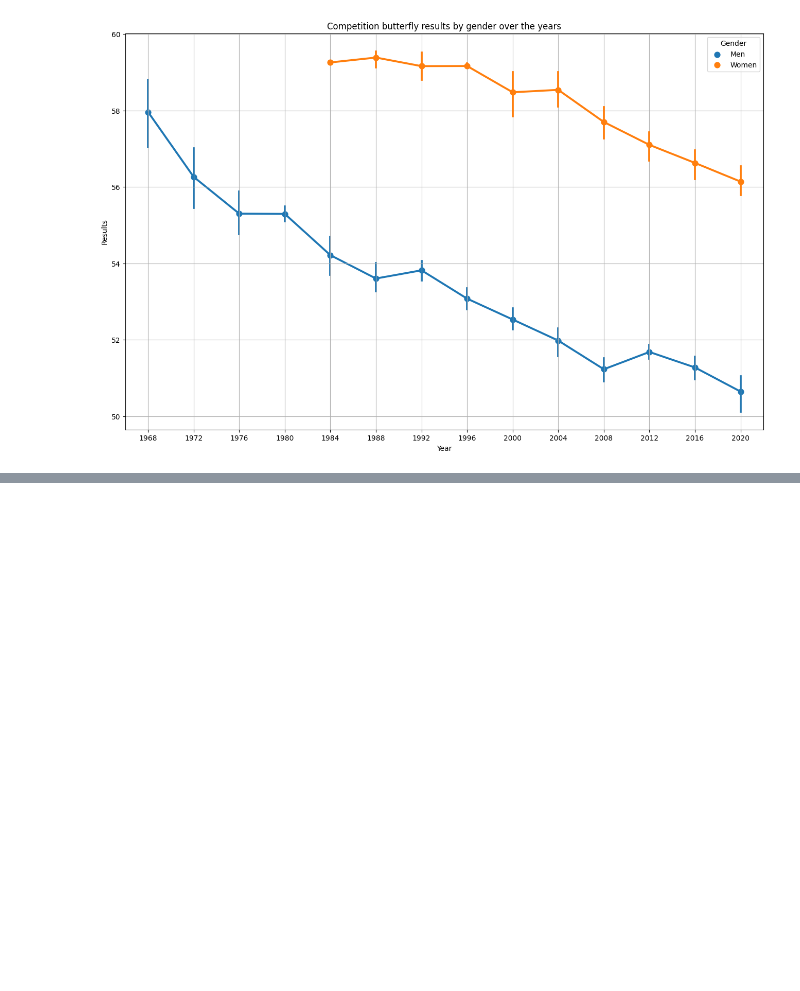
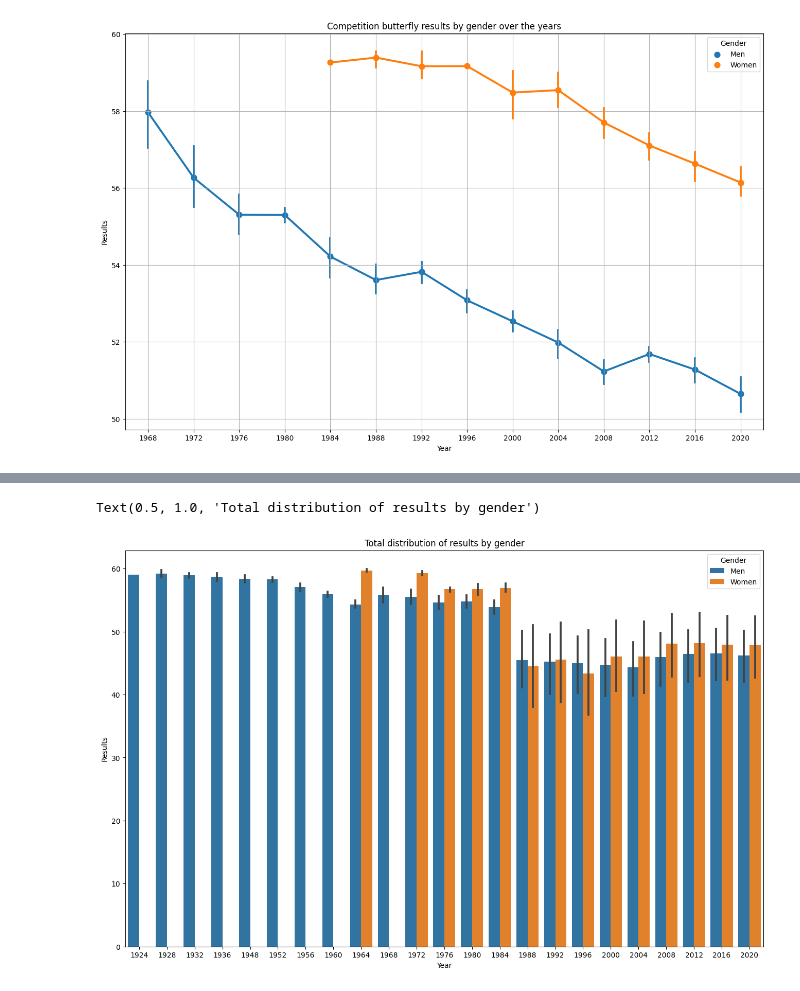
Before and after one commit to BrayanRobert/Exploratory_Analysis_Swimming, a Jupyter notebook: swimming.ipynb, the cells around one changed output, grey strips where cells are left out. Saved outputs shown, nothing was run; the diff lists cells and outputs as text; code cells hidden in the pictures; blank space fills up the shorter version.

```diff
--- a/swimming.ipynb
+++ b/swimming.ipynb
@@ -151,0 +152,7 @@ ax.grid()
+# %%
+fig, ax = plt.subplots(figsize=(16,10))
+sns.barplot(data=df, x="Year", y="Results", hue="Gender", estimator="mean")
+ax.set_title("Total distribution of results by gender")
+# %% [output]
+Text(0.5, 1.0, 'Total distribution of results by gender')
+[figure, added]
```
Also changed, not shown: parts of 5 cells of this notebook.
